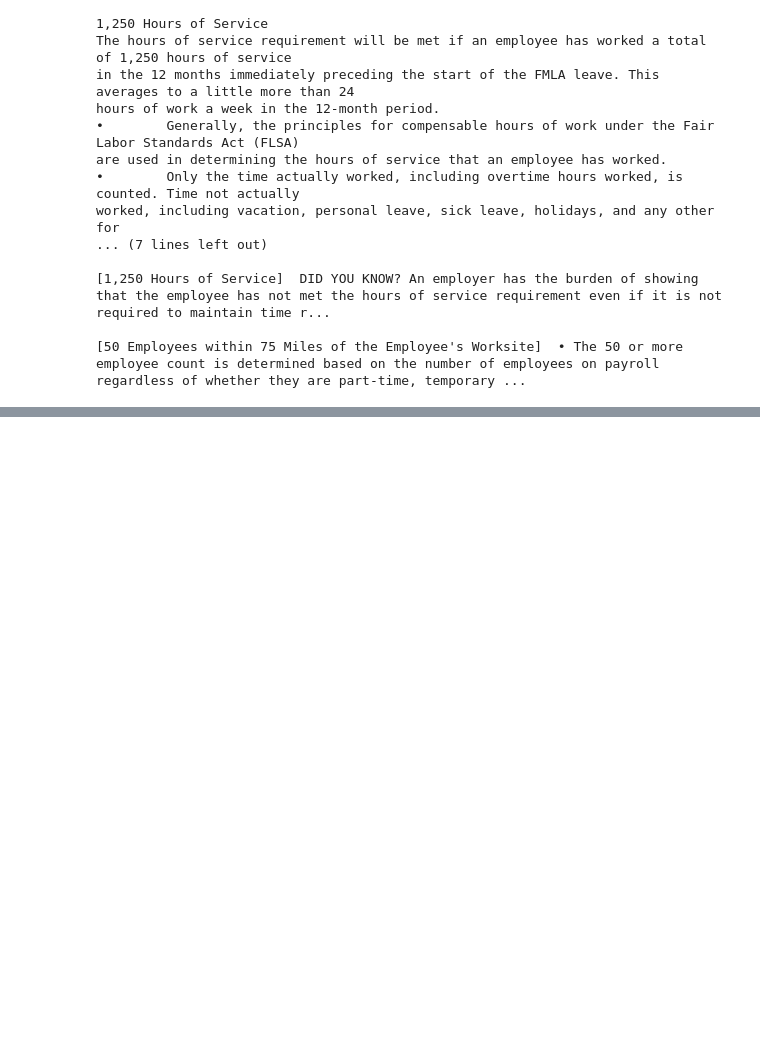
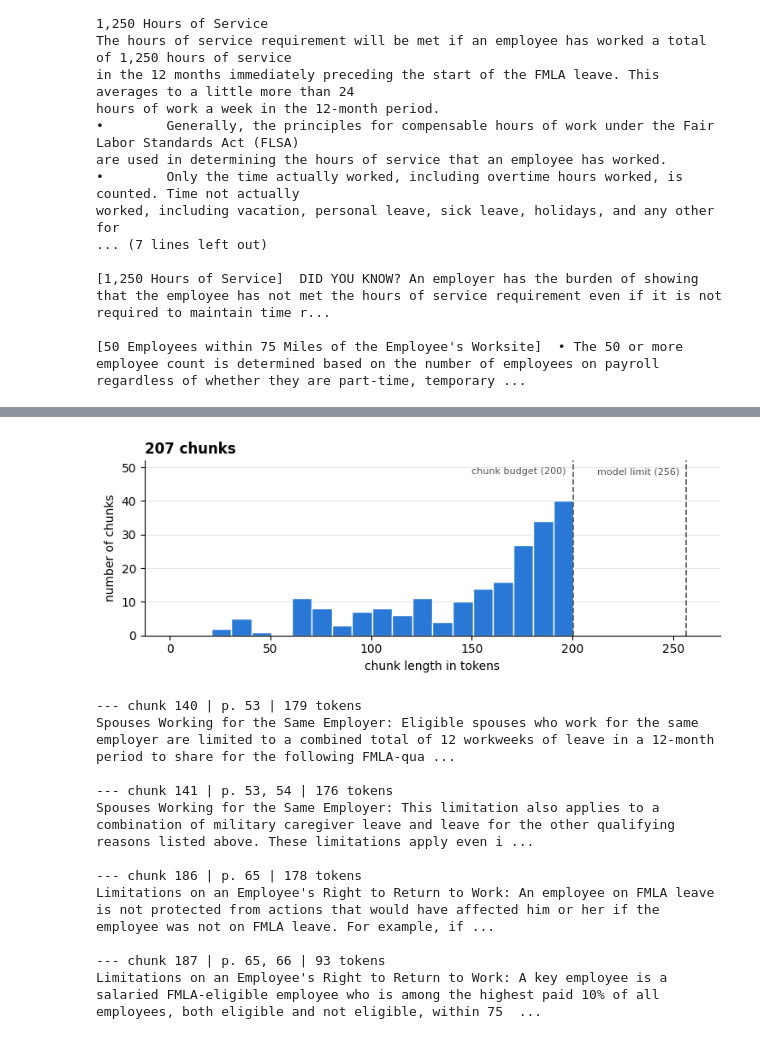
Before and after one commit to Sathviktr/RAG_LMA, a Jupyter notebook: rag_baseline_vs_rerank.ipynb, the cells around one changed output, grey strips where cells are left out. Cells and saved outputs as stored; diff of their text form; code cells hidden in the pictures; blank space fills up the shorter version.

```diff
--- a/rag_baseline_vs_rerank.ipynb
+++ b/rag_baseline_vs_rerank.ipynb
@@ -392,0 +506,19 @@ worked, including vacation, personal leave, sick leave, holidays, and any other
+# %%
+rows = []
+for (chapter, section), group in paras_joined.groupby(["chapter", "section"], sort=False):
+    units = [(sent, row["pages"]) for row in group.to_dict("records") for sent in split_sentences(row["text"])]
+    for text, pages in chunk_section(section, units):
+        rows.append({"chapter": chapter, "section": section,
+                     "pages": ", ".join(str(p) for p in pages), "text": text})
+
+chunks = pd.DataFrame(rows)
+chunks.insert(0, "chunk_id", range(len(chunks)))
+chunks["n_tokens"] = chunks["text"].map(n_tokens)
+
+chunks.to_csv(os.path.join(RESULTS_DIR, "chunks.csv"), index=False)
+print(f"{len(chunks)} chunks saved to {RESULTS_DIR}/chunks.csv")
+print("tokens per chunk:", chunks["n_tokens"].describe().round(1).to_dict())
+print("chunks per section:", chunks.groupby(["chapter", "section"]).size().value_counts().sort_index().to_dict())
+extra = chunks["n_tokens"].sum() / paras["text"].map(n_tokens).sum() - 1
+print(f"tokens in all chunks vs. cleaned text: +{extra:.0%} (overlap + headings)")
+chunks.head()
@@ -392,0 +559,41 @@ worked, including vacation, personal leave, sick leave, holidays, and any other
+# %%
+import matplotlib.pyplot as plt
+
+FIG_DIR = os.path.join(RESULTS_DIR, "figures")
+os.makedirs(FIG_DIR, exist_ok=True)
+
+# Histogram of chunk lengths with the chunk budget and the model limit
+# Bin edges sit at x.5 so that a chunk of exactly 200 tokens falls in the bar that ends at 200
+fig, ax = plt.subplots(figsize=(7.5, 3))
+counts, _, _ = ax.hist(chunks["n_tokens"], bins=np.arange(0.5, 261, 10), color="#2a78d6", edgecolor="white")
+ax.set_ylim(0, counts.max() * 1.3)                     # headroom for the labels
+for x, label in [(CHUNK_TOKENS, "chunk budget (200)"), (MODEL_MAX_TOKENS, "model limit (256)")]:
+    ax.axvline(x + 0.5, color="#52514e", linestyle="--", linewidth=1.2)
+    ax.text(x - 3, counts.max() * 1.25, label, ha="right", va="top", fontsize=8, color="#52514e")
+ax.set_xlabel("chunk length in tokens")
+ax.set_ylabel("number of chunks")
+ax.set_title(f"{len(chunks)} chunks", loc="left", fontweight="bold")
+ax.spines[["top", "right"]].set_visible(False)
+ax.grid(axis="y", color="#e6e5e0")
+ax.set_axisbelow(True)
+plt.tight_layout()
+plt.savefig(os.path.join(FIG_DIR, "chunk_lengths.png"), dpi=150)
+plt.show()
+
+# Two example chunks
+for section in ["Spouses Working for the Same Employer", "Limitations on an Employee's Right to Return to Work"]:
+    for _, c in chunks[chunks["section"] == section].head(2).iterrows():
+        print(f"--- chunk {c.chunk_id} | p. {c.pages} | {c.n_tokens} tokens\n{c.text}\n")
+# %% [output]
+[figure, added]
+--- chunk 140 | p. 53 | 179 tokens
+Spouses Working for the Same Employer: Eligible spouses who work for the same employer are limited to a combined total of 12 workweeks of leave in a 12-month period to share for the following FMLA-qua ...
+
+--- chunk 141 | p. 53, 54 | 176 tokens
+Spouses Working for the Same Employer: This limitation also applies to a combination of military caregiver leave and leave for the other qualifying reasons listed above. These limitations apply even i ...
+
+--- chunk 186 | p. 65 | 178 tokens
+Limitations on an Employee's Right to Return to Work: An employee on FMLA leave is not protected from actions that would have affected him or her if the employee was not on FMLA leave. For example, if ...
+
+--- chunk 187 | p. 65, 66 | 93 tokens
+Limitations on an Employee's Right to Return to Work: A key employee is a salaried FMLA-eligible employee who is among the highest paid 10% of all employees, both eligible and not eligible, within 75  ...
```
Also changed, not shown: parts of 7 cells of this notebook, 2 other files.
